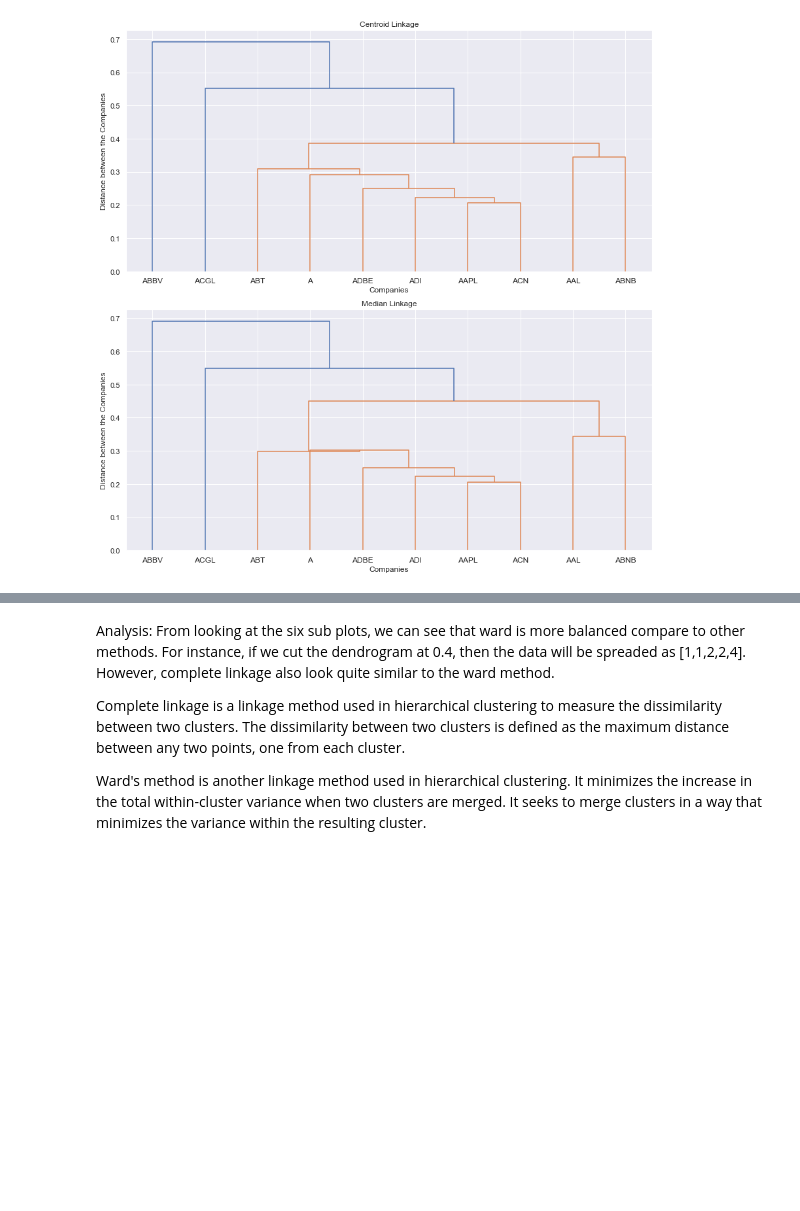
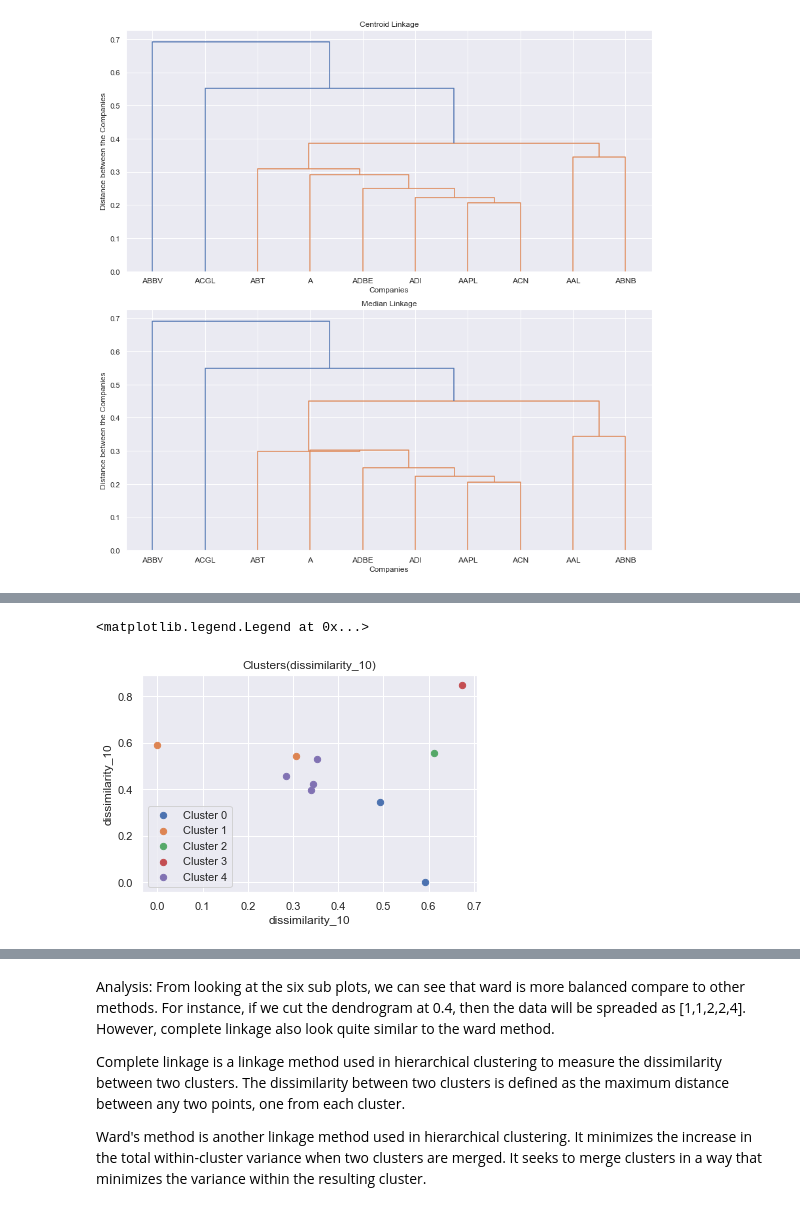
Before and after one commit to ktongk/BTT-JPMC-1, a Jupyter notebook: scrape_data_nora.ipynb, the cells around one changed output, grey strips where cells are left out. Drawn from its saved outputs; the diff is of its cells as text; code cells hidden in the pictures; blank space fills up the shorter version.

```diff
--- a/scrape_data_nora.ipynb
+++ b/scrape_data_nora.ipynb
@@ -849,0 +882,15 @@ plt.show()
+# %%
+hc = AgglomerativeClustering(n_clusters=5, affinity='precomputed', linkage='complete')
+hc.fit(dissimilarity_10)
+
+for i in range(hc.n_clusters_):
+    plt.scatter(dissimilarity_10[hc.labels_ == i, 0], dissimilarity_10[hc.labels_ == i, 1], s=40, label='Cluster ' + str(i))
+
+plt.title('Clusters(dissimilarity_10)')
+
+plt.xlabel('dissimilarity_10')
+plt.ylabel('dissimilarity_10')
+plt.legend()
+# %% [output]
+<matplotlib.legend.Legend at 0x...>
+[figure, added]
```
Also changed, not shown: parts of 41 cells of this notebook.
